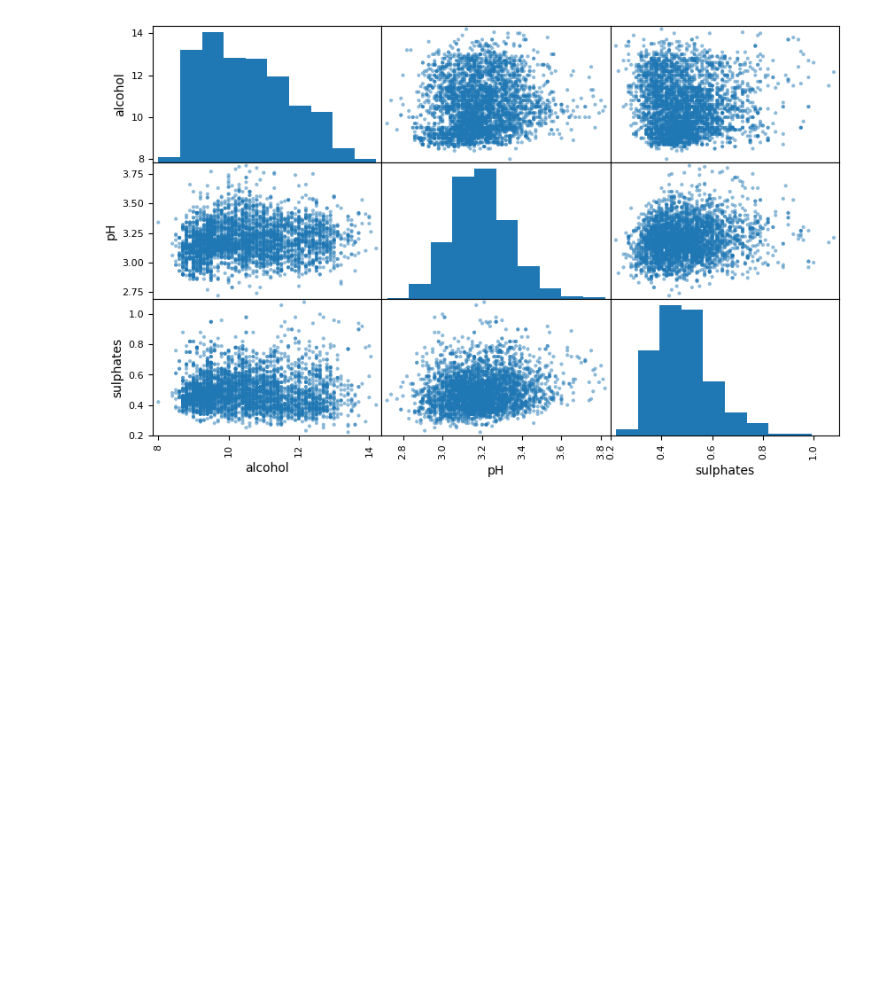
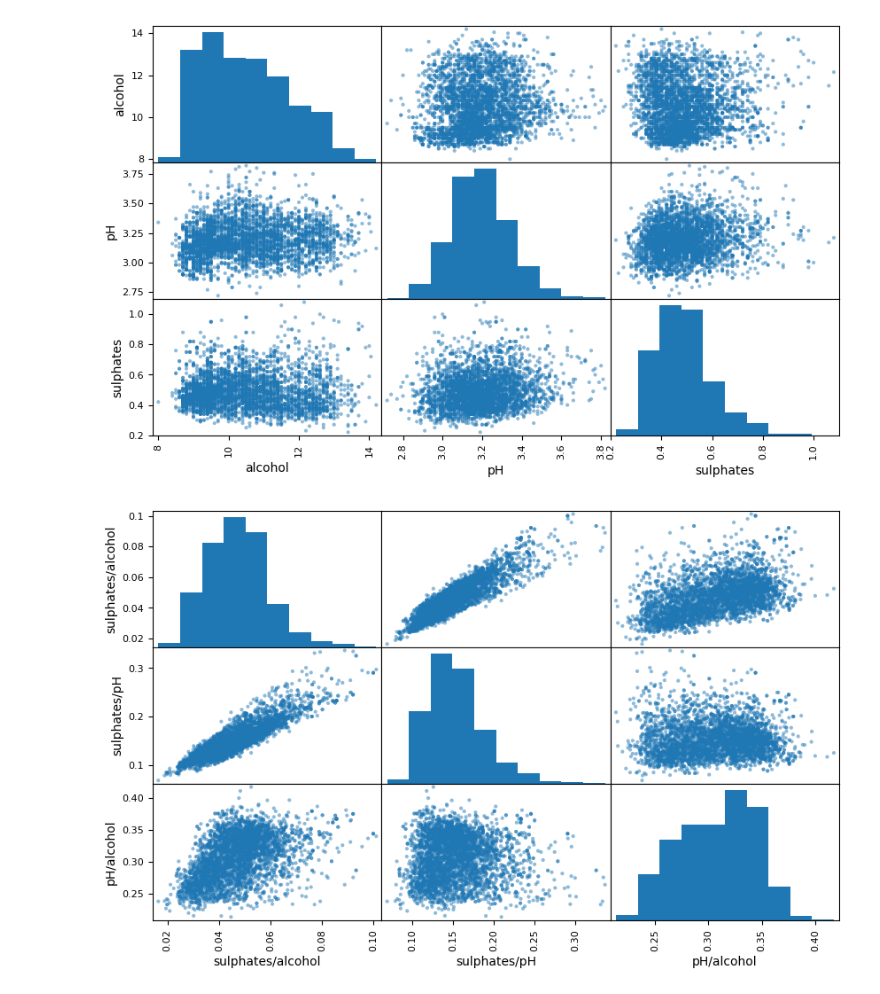
Before and after one commit to AzizABG/OSU-DRP-FinalProject, a Jupyter notebook: Cleaning Data and EDA.ipynb, the cells around one changed output. Drawn from its saved outputs; the diff is of its cells as text; code cells hidden in the pictures; blank space fills up the shorter version.

```diff
--- a/Cleaning Data and EDA.ipynb
+++ b/Cleaning Data and EDA.ipynb
@@ -58,22 +58,22 @@ train_r, test_r = train_test_split(df_red, test_size = 0.2, random_state = 42)
 
 # Stratified sampling (?)
 # %%
-# Function to try different attribute combinations and return N highest correlations
-def try_attr_combos(df, cols, top_n):
-    new_rows = []
+# Function to try different attribute combinations
+def make_attr_combos(df, cols):
     new_cols = []
+    new_col_names = []
 
     for attr_1 in cols:
         for attr_2 in cols:
             if (attr_1 != attr_2):
-                col = attr_1 + "/" + attr_2
-                new_cols.append(col)
-                row = df[attr_1]/df[attr_2]
-                new_rows.append(list(row.values))
+                col_name = attr_1 + "/" + attr_2
+                new_col_names.append(col_name)
+                new_attr = df[attr_1]/df[attr_2]
+                new_cols.append(list(new_attr.values))
 
-    new_rows = np.array(new_rows).transpose()
-    new_attrs_df = pd.DataFrame(new_rows, columns = new_cols)
-    #print(new_attrs_df.head())
+    new_cols = np.array(new_cols).transpose()
+    new_attrs_df = pd.DataFrame(new_cols, columns = new_col_names)
+
     return new_attrs_df
 # %%
 # Only using white wine data starting here
@@ -83,8 +83,17 @@ corr_matrix = train_w.corr()
 # View attributes most to least correlated with quality and get the top 4
 corr_sorted = corr_matrix["quality"].sort_values(ascending=False)
 corr_high_cols = list(corr_sorted[1:4].axes[0])
-new_attrs_df = try_attr_combos(train_w, corr_high_cols, 0)
+print("Top 4 correlations: ")
+print(corr_sorted[1:4])
 
-train_w_aug = pd.concat([df, train_w_a])
-#print(corr_sorted)
+# Create attribute combinations using the features most correlated to quality
+new_attrs_df = make_attr_combos(train_w, corr_high_cols)
+new_attrs_df["quality"] = train_w["quality"]
+
+# Check correlations of new attributes to quality
+new_corr_matrix = new_attrs_df.corr()
+new_corr_sorted = new_corr_matrix["quality"].sort_values(ascending=False)
+new_corr_high_cols = list(new_corr_sorted[1:4].axes[0])
+print("\nNew attribute correlations: ")
+print(new_corr_sorted[1:4])
 # %% [output]
@@ -107,3 +114,9 @@ scatter_matrix(train_w[corr_high_cols], figsize=(10,6))
 plt.show()
 # %% [output]
 [figure]
+# %%
+# Plot top 4 new correlations in a scatter matrix
+scatter_matrix(new_attrs_df[new_corr_high_cols], figsize=(10,6))
+plt.show()
+# %% [output]
+[figure, added]
```
Also changed, not shown: parts of 1 cell of this notebook.
